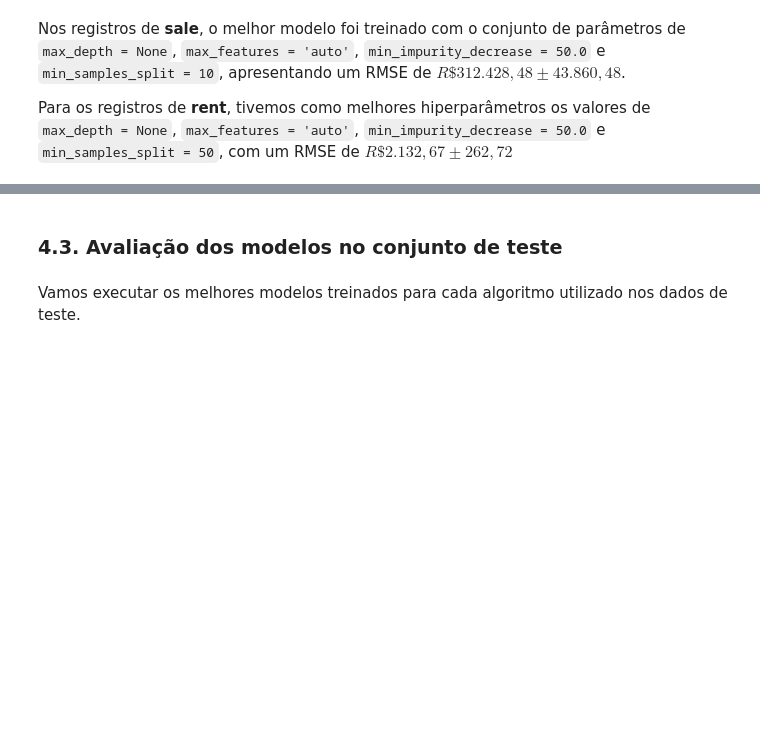
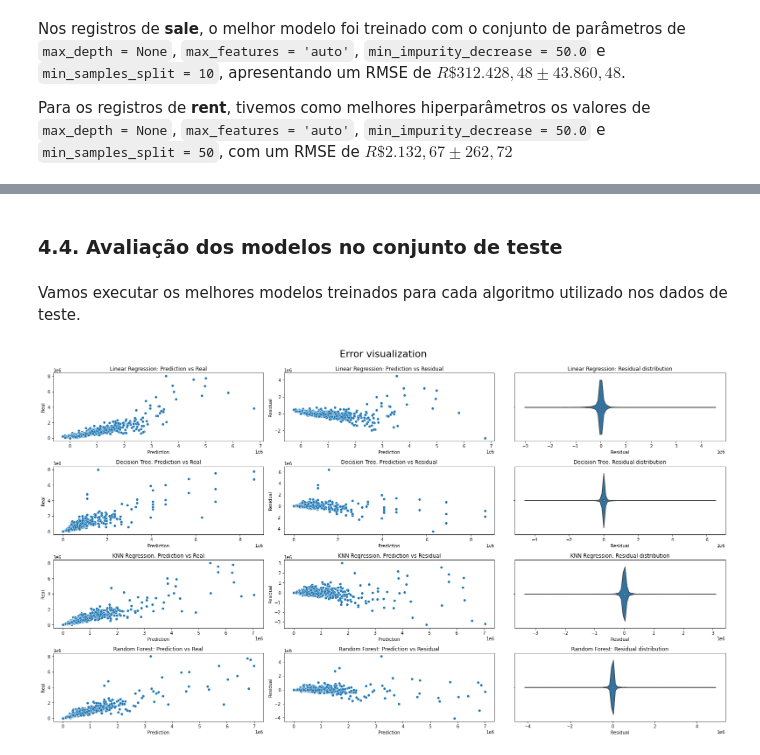
Before and after one commit to ciencia-dados-ifsp-grupo5/SaoPauloRealEstate, a Jupyter notebook: Notebook/SaoPauloRealEstate.ipynb, the cells around one changed output, grey strips where cells are left out. Saved outputs shown, nothing was run; the diff lists cells and outputs as text; code cells hidden in the pictures; blank space fills up the shorter version.

Commit message:
feat(models): add KNN model e coment results

```diff
--- a/Notebook/SaoPauloRealEstate.ipynb
+++ b/Notebook/SaoPauloRealEstate.ipynb
@@ -362,4 +692,9 @@ best_models = pd.DataFrame({
     'Sale': [],
     'Rent': []
 })
+
+train_results = pd.DataFrame({
+    'Sale': [],
+    'Rent': []
+})
 # %% [markdown]
@@ -382,6 +717,8 @@ for (name, features, target) in negotiations:
     linreg_gridsearch = GridSearchCV(linreg_pipeline, linreg_param_grid, cv=num_folds, scoring='neg_mean_squared_error', return_train_score=True)
     linreg_gridsearch.fit(features, target)
 
-    best_models.loc['linreg', name] = linreg_gridsearch.best_estimator_
+    rmse = gridsearch_rmse(linreg_gridsearch)
+    best_models.loc['Linear Regression', name] = linreg_gridsearch.best_estimator_
+    train_results.loc['Linear Regression', name] = rmse.loc[linreg_gridsearch.best_index_, 'RMSE']
 
-    display(gridsearch_rmse(linreg_gridsearch, name))
+    display(format_rmse(rmse, name, linreg_gridsearch.best_index_))
@@ -422,6 +768,8 @@ for (name, features, target) in negotiations:
     dectree_gridsearch = GridSearchCV(dectree_pipeline, dectree_param_grid, cv=num_folds, scoring='neg_mean_squared_error', return_train_score=True)
     dectree_gridsearch.fit(features, target)
 
-    best_models.loc['dectree', name] = dectree_gridsearch.best_estimator_
+    rmse = gridsearch_rmse(dectree_gridsearch)
+    best_models.loc['Decision Tree', name] = dectree_gridsearch.best_estimator_
+    train_results.loc['Decision Tree', name] = rmse.loc[dectree_gridsearch.best_index_, 'RMSE']
 
-    display(gridsearch_rmse(dectree_gridsearch, name))
+    display(format_rmse(rmse, name, dectree_gridsearch.best_index_))
@@ -455,6 +908,8 @@ for (name, features, target) in negotiations:
     randforest_gridsearch = GridSearchCV(randforest_pipeline, randforest_param_grid, cv=num_folds, scoring='neg_mean_squared_error', return_train_score=True)
     randforest_gridsearch.fit(features, target)
 
-    best_models.loc['randforest', name] = randforest_gridsearch.best_estimator_
+    rmse = gridsearch_rmse(randforest_gridsearch)
+    best_models.loc['Random Forest', name] = randforest_gridsearch.best_estimator_
+    train_results.loc['Random Forest', name] = rmse.loc[randforest_gridsearch.best_index_, 'RMSE']
 
-    display(gridsearch_rmse(randforest_gridsearch, name))
+    display(format_rmse(rmse, name, randforest_gridsearch.best_index_))
@@ -461,5 +943,5 @@ for (name, features, target) in negotiations:
 # %% [markdown]
-### 4.3. Avaliação dos modelos no conjunto de teste
+### 4.4. Avaliação dos modelos no conjunto de teste
 # %% [markdown]
 Vamos executar os melhores modelos treinados para cada algoritmo utilizado nos dados de teste.
 # %%
@@ -476,41 +958,48 @@ from sklearn.metrics import mean_squared_error
 
 fig, axs = plt.subplots(len(best_models), 3, figsize=(22, 12))
 
+results = pd.DataFrame({
+    'Sale RMSE': [],
+    'Rent RMSE': [],
+    'Model RMSE': []
+})
+
 i = 0
 for model_name, (sale_model, rent_model) in best_models.iterrows():
-    print(f'Model: {model_name}')
 
     pred_sale = sale_model.predict(X_sale)
     pred_rent = rent_model.predict(X_rent)
 
     rmse_sale = mean_squared_error(y_sale, pred_sale, squared=False)
     rmse_rent = mean_squared_error(y_rent, pred_rent, squared=False)
 
     y_test = np.append(y_sale, y_rent)
     pred_model = np.append(pred_sale, pred_rent)
     rmse_model = mean_squared_error(y_test, pred_model, squared=False)
 
-    print(f' Sale RMSE: {rmse_sale}')
-    print(f' Rent RMSE: {rmse_rent}')
-    print(f' Model RMSE: {rmse_model}\n')
+    results.loc[model_name, 'Sale RMSE'] = rmse_sale
+    results.loc[model_name, 'Rent RMSE'] = rmse_rent
+    results.loc[model_name, 'Model RMSE'] = rmse_model
 
     sns.scatterplot(x=pred_model, y=y_test, ax=axs[i][0])
     axs[i][0].set_title(f'{model_name}: Prediction vs Real')
     axs[i][0].set_xlabel('Prediction')
     axs[i][0].set_ylabel('Real')
 
     residual = y_test - pred_model
     sns.scatterplot(x=pred_model, y=residual, ax=axs[i][1])
     axs[i][1].set_title(f'{model_name}: Prediction vs Residual')
     axs[i][1].set_xlabel('Prediction')
     axs[i][1].set_ylabel('Residual')
 
-    sns.histplot(residual, ax=axs[i][2])
+    sns.violinplot(x=residual, ax=axs[i][2])
     axs[i][2].set_title(f'{model_name}: Residual distribution')
     axs[i][2].set_xlabel('Residual')
-    axs[i][2].set_ylabel('Frequency')
 
     i += 1
 
-plt.suptitle("Error visualization", fontsize = 22)
+plt.suptitle("Error visualization", fontsize = 22, y=1.03)
+plt.tight_layout()
 plt.show()
+# %% [output]
+[figure, added]
```
Also changed, not shown: parts of 66 cells of this notebook.
